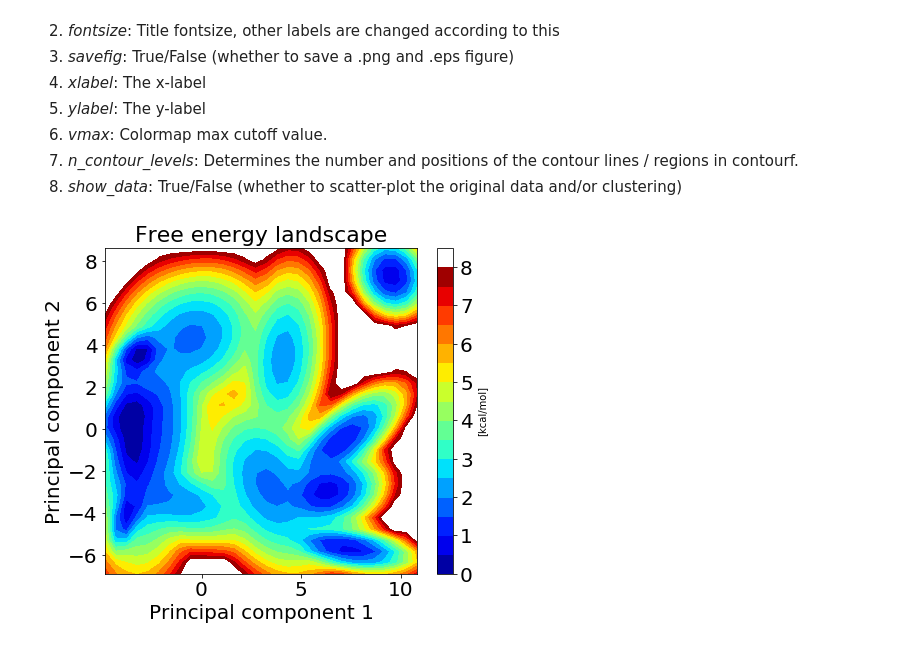
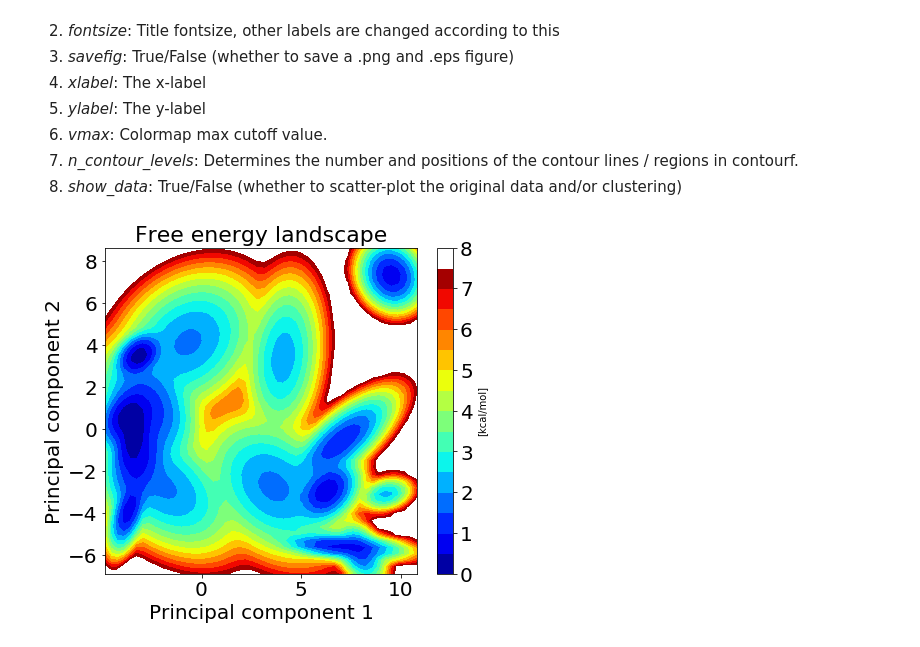
Before and after one commit to anniewesterlund/InfleCS-free-energy-clustering-tutorial, a Jupyter notebook: GMM_free_energy_clustering_tutorial.ipynb, the cells around one changed output. Drawn from its saved outputs; the diff is of its cells as text; code cells hidden in the pictures.

```diff
--- a/GMM_free_energy_clustering_tutorial.ipynb
+++ b/GMM_free_energy_clustering_tutorial.ipynb
@@ -13,5 +13,5 @@ Create a free energy and clustering object. In principle, *data*, minimum number
 # %%
-gmm_FE = GMM_FE.FreeEnergy(data, min_n_components=10, max_n_components=20, temperature=300.0,
-                            n_iterations=3, n_grids=30)
+gmm_FE = GMM_FE.FreeEnergy(data, min_n_components=8, max_n_components=20, temperature=300.0,
+                            n_iterations=3, n_grids=50, n_splits=4,stack_landscapes=False)
 # %% [output]
 *----------------Gaussian mixture model free energy estimator----------------*
@@ -105,8 +118,8 @@ To visualize the estimated free energy landscape, we call the *visualize* functi
 7. *n_contour_levels*: Determines the number and positions of the contour lines / regions in contourf.
 8. *show_data*: True/False (whether to scatter-plot the original data and/or clustering)
 # %%
-gmm_FE.visualize(savefig=False,vmax=8, n_contour_levels=18, xlabel='Principal component 1', ylabel='Principal component 2',show_data=False)
+gmm_FE.visualize(savefig=False, xlabel='Principal component 1', ylabel='Principal component 2')
 # %% [output]
-[figure, old version]
+[figure, new version]
 # %% [markdown]
 ## 5. Cluster points at free energy minima
```
Also changed, not shown: parts of 8 cells of this notebook, 1 other file.
